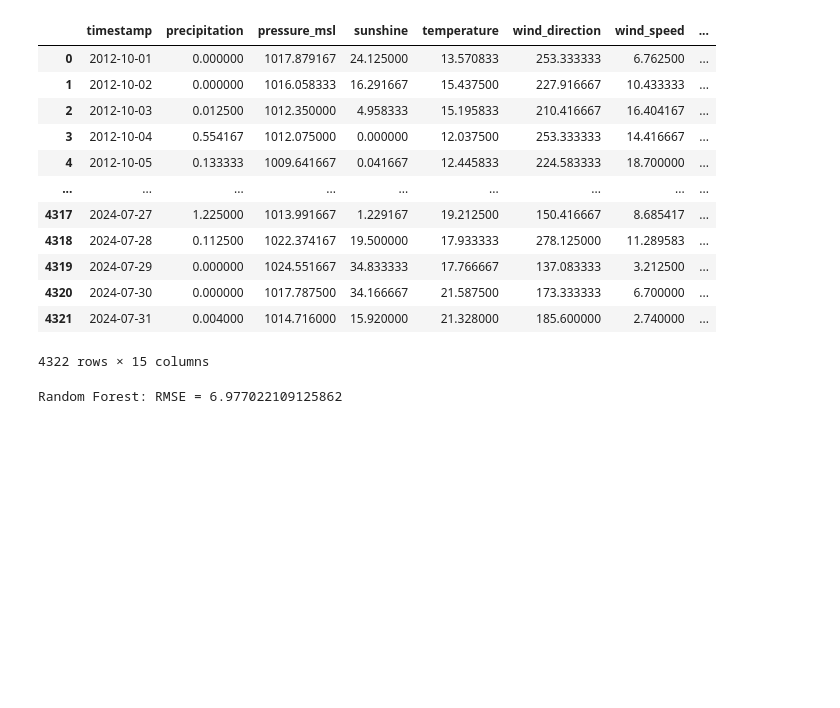
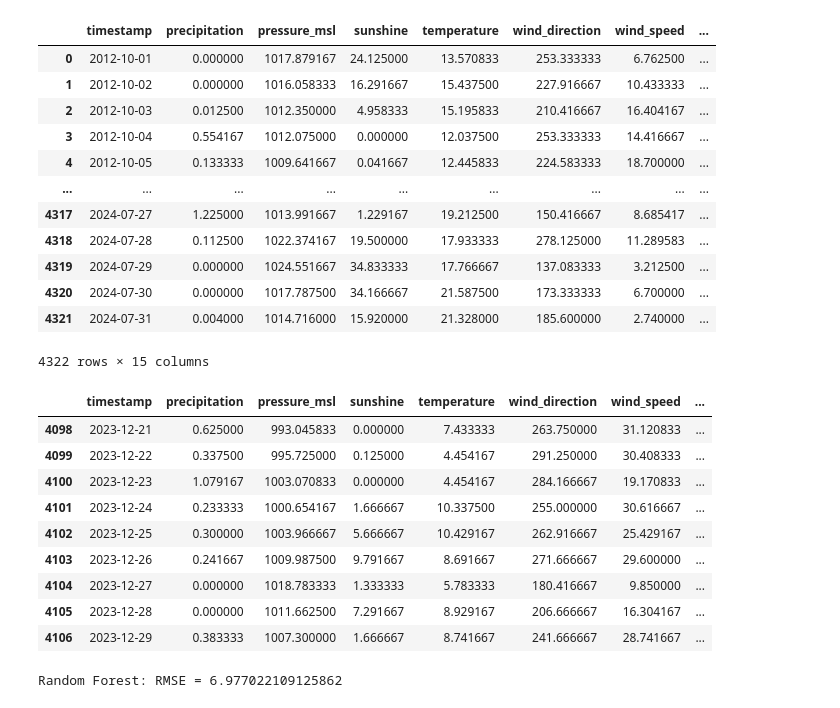
Before and after one commit to AquaStream/waterlevels_oker, a Jupyter notebook: notebooks/Train/train.ipynb, the cells around one changed output. Saved outputs shown, nothing was run; the diff lists cells and outputs as text; code cells hidden in the pictures; blank space fills up the shorter version.

```diff
--- a/notebooks/Train/train.ipynb
+++ b/notebooks/Train/train.ipynb
@@ -17,6 +17,7 @@ import pandas as pd
 import requests
 import numpy as np
 from datetime import datetime
+from datetime import timedelta
 from waterlevels_oker import utils
 from waterlevels_oker.config import *
 
@@ -95,8 +96,12 @@ def get_forecast(city: str) -> pd.DataFrame:
 		"wendenwehr": [52.27, 10.52],
 	}
 
+	start_date = datetime(2023, 12, 21)
+	end_date = start_date + timedelta(days=9)
+
 	params = {
-		"date": datetime.now().date().isoformat(),
+		"date": start_date.isoformat(),
+		"last_date": end_date.isoformat(),
 		"lat": cities[city][0],
 		"lon": cities[city][1],
 	}
@@ -137,10 +142,13 @@ def preprocess_weather_data(raw_data) -> pd.DataFrame:
 		"condition",
 		"precipitation_probability",
 		"precipitation_probability_6h",
-		"fallback_source_ids",
+		# "fallback_source_ids",
 		"icon",
 	]
 	raw_data = raw_data.drop(columns=drop_cols)
+	if "fallback_source_ids" in raw_data.columns:
+		raw_data = raw_data.drop(columns="fallback_source_ids")
+
 	# Impute missing sunshine values during nighttime with 0
 	night_missing_sunshine = raw_data.loc[
 		raw_data["sunshine"].isna() & raw_data.index.hour.isin([21, 22, 23, 0, 1, 2])
@@ -382,6 +390,20 @@ df_okertal
 | 4320 | 2024-07-30 | 0.000000 | 1017.787500 | 34.166667 | 21.587500 | 173.333333 | 6.700000 | ... |
 | 4321 | 2024-07-31 | 0.004000 | 1014.716000 | 15.920000 | 21.328000 | 185.600000 | 2.740000 | ... |
 4322 rows × 15 columns
+# %%
+filtered_df = df_okertal[(df_okertal["timestamp"] >= "2023-12-21") & (df_okertal["timestamp"] <= "2023-12-29")]
+filtered_df
+# %% [output]
+|  | timestamp | precipitation | pressure_msl | sunshine | temperature | wind_direction | wind_speed | ... |
+| 4098 | 2023-12-21 | 0.625000 | 993.045833 | 0.000000 | 7.433333 | 263.750000 | 31.120833 | ... |
+| 4099 | 2023-12-22 | 0.337500 | 995.725000 | 0.125000 | 4.454167 | 291.250000 | 30.408333 | ... |
+| 4100 | 2023-12-23 | 1.079167 | 1003.070833 | 0.000000 | 4.454167 | 284.166667 | 19.170833 | ... |
+| 4101 | 2023-12-24 | 0.233333 | 1000.654167 | 1.666667 | 10.337500 | 255.000000 | 30.616667 | ... |
+| 4102 | 2023-12-25 | 0.300000 | 1003.966667 | 5.666667 | 10.429167 | 262.916667 | 25.429167 | ... |
+| 4103 | 2023-12-26 | 0.241667 | 1009.987500 | 9.791667 | 8.691667 | 271.666667 | 29.600000 | ... |
+| 4104 | 2023-12-27 | 0.000000 | 1018.783333 | 1.333333 | 5.783333 | 180.416667 | 9.850000 | ... |
+| 4105 | 2023-12-28 | 0.000000 | 1011.662500 | 7.291667 | 8.929167 | 206.666667 | 16.304167 | ... |
+| 4106 | 2023-12-29 | 0.383333 | 1007.300000 | 1.666667 | 8.741667 | 241.666667 | 28.741667 | ... |
 # %%
 y_okertal = df_okertal["fill_[mio.m³]"]
 X_okertal = df_okertal.drop(columns=["fill_[mio.m³]","timestamp"])
```
Also changed, not shown: parts of 22 cells of this notebook, 10 other files.
